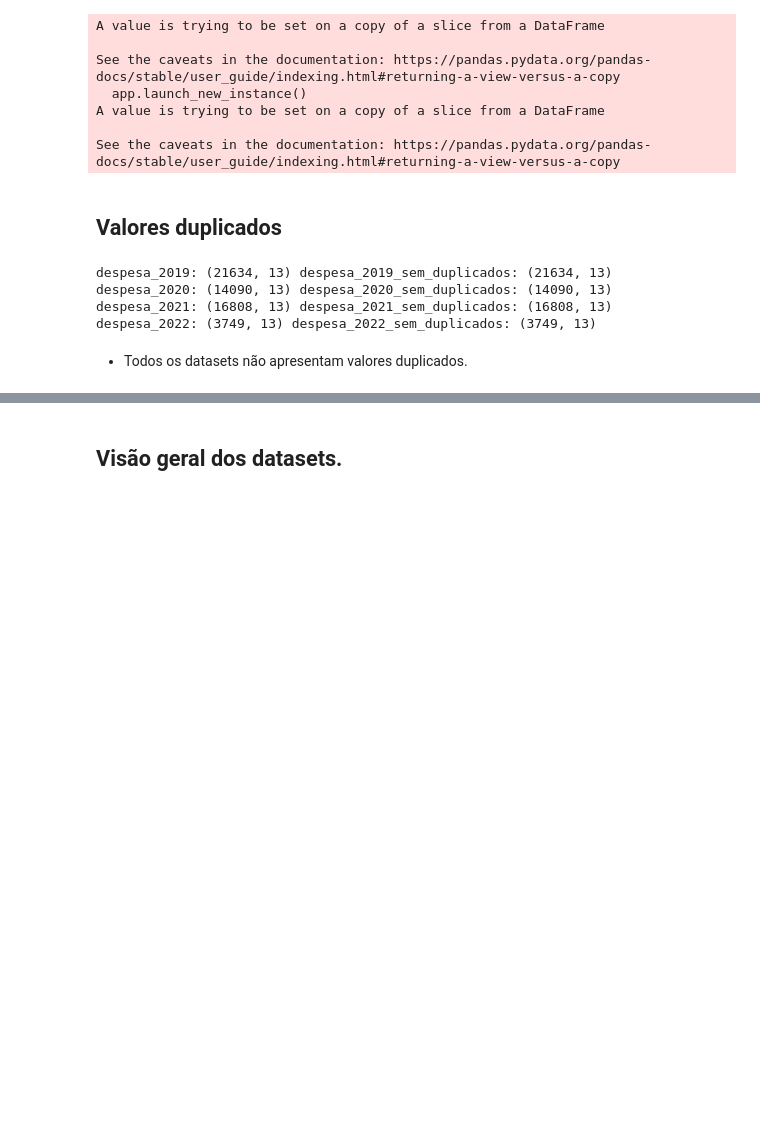
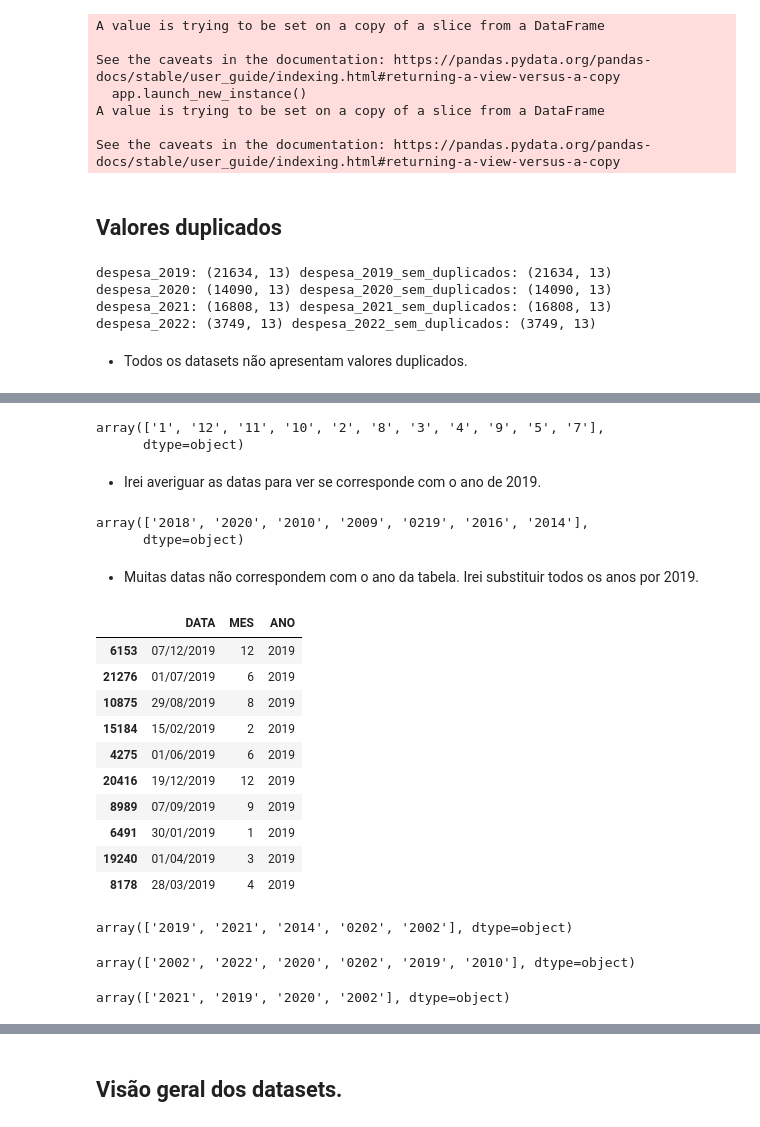
Before and after one commit to brenoakihiromorimoto/portf-lio, a Jupyter notebook: #7DaysOfCode/dia_1_Data_Cleaning_and_Preparation.ipynb, the cells around one changed output, grey strips where cells are left out. Drawn from its saved outputs; the diff is of its cells as text; code cells hidden in the pictures; blank space fills up the shorter version.

```diff
--- a/#7DaysOfCode/dia_1_Data_Cleaning_and_Preparation.ipynb
+++ b/#7DaysOfCode/dia_1_Data_Cleaning_and_Preparation.ipynb
@@ -347,0 +352,40 @@ despesa_2022: (3749, 13) despesa_2022_sem_duplicados: (3749, 13)
+# %%
+despesa_ceaps_2019_desagrupado[despesa_ceaps_2019_desagrupado['DATA'].str[6:].astype(int)!=2019]['MES'].unique()
+# %% [output]
+array(['1', '12', '11', '10', '2', '8', '3', '4', '9', '5', '7'],
+      dtype=object)
+# %% [markdown]
+* Irei averiguar as datas para ver se corresponde com o ano de 2019.
+# %%
+despesa_ceaps_2019_desagrupado[despesa_ceaps_2019_desagrupado['DATA'].str[6:].astype(int)!=2019]['DATA'].str[6:].unique()
+# %% [output]
+array(['2018', '2020', '2010', '2009', '0219', '2016', '2014'],
+      dtype=object)
+# %% [markdown]
+* Muitas datas não correspondem com o ano da tabela. Irei substituir todos os anos por 2019.
+# %%
+despesa_ceaps_2019_desagrupado['DATA'] = despesa_ceaps_2019_desagrupado['DATA'].replace(['0219',
+                                                                                         '2016',
+                                                                                         '2014',
+                                                                                         '2020',
+                                                                                         '2009',
+                                                                                         '2018',
+                                                                                         '2010'], '2019', regex=True)
+# %%
+despesa_ceaps_2019_desagrupado[['DATA', 'MES', 'ANO']].sample(10)
+# %% [output]
+|  | DATA | MES | ANO |
+| 6153 | 07/12/2019 | 12 | 2019 |
+| 21276 | 01/07/2019 | 6 | 2019 |
+| 10875 | 29/08/2019 | 8 | 2019 |
+| 15184 | 15/02/2019 | 2 | 2019 |
+| 4275 | 01/06/2019 | 6 | 2019 |
+| 20416 | 19/12/2019 | 12 | 2019 |
+| 8989 | 07/09/2019 | 9 | 2019 |
+| 6491 | 30/01/2019 | 1 | 2019 |
+| 19240 | 01/04/2019 | 3 | 2019 |
+| 8178 | 28/03/2019 | 4 | 2019 |
+# %%
+despesa_ceaps_2020_desagrupado[despesa_ceaps_2020_desagrupado['DATA'].str[6:].astype(int)!=2020]['DATA'].str[6:].unique()
+# %% [output]
+array(['2019', '2021', '2014', '0202', '2002'], dtype=object)
@@ -347,0 +397,4 @@ despesa_2022: (3749, 13) despesa_2022_sem_duplicados: (3749, 13)
+# %%
+despesa_ceaps_2021_desagrupado[despesa_ceaps_2021_desagrupado['DATA'].str[6:].astype(int)!=2021]['DATA'].str[6:].unique()
+# %% [output]
+array(['2002', '2022', '2020', '0202', '2019', '2010'], dtype=object)
@@ -347,0 +408,4 @@ despesa_2022: (3749, 13) despesa_2022_sem_duplicados: (3749, 13)
+# %%
+despesa_ceaps_2022_desagrupado[despesa_ceaps_2022_desagrupado['DATA'].str[6:].astype(int)!=2022]['DATA'].str[6:].unique()
+# %% [output]
+array(['2021', '2019', '2020', '2002'], dtype=object)
```
Also changed, not shown: parts of 30 cells of this notebook.
